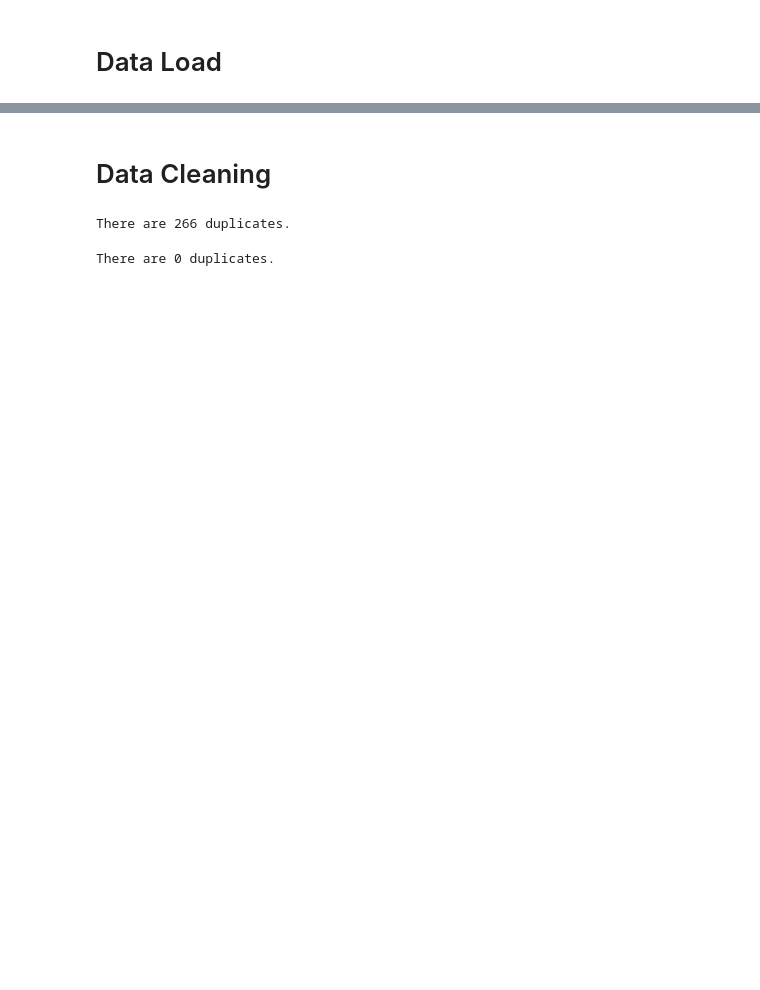
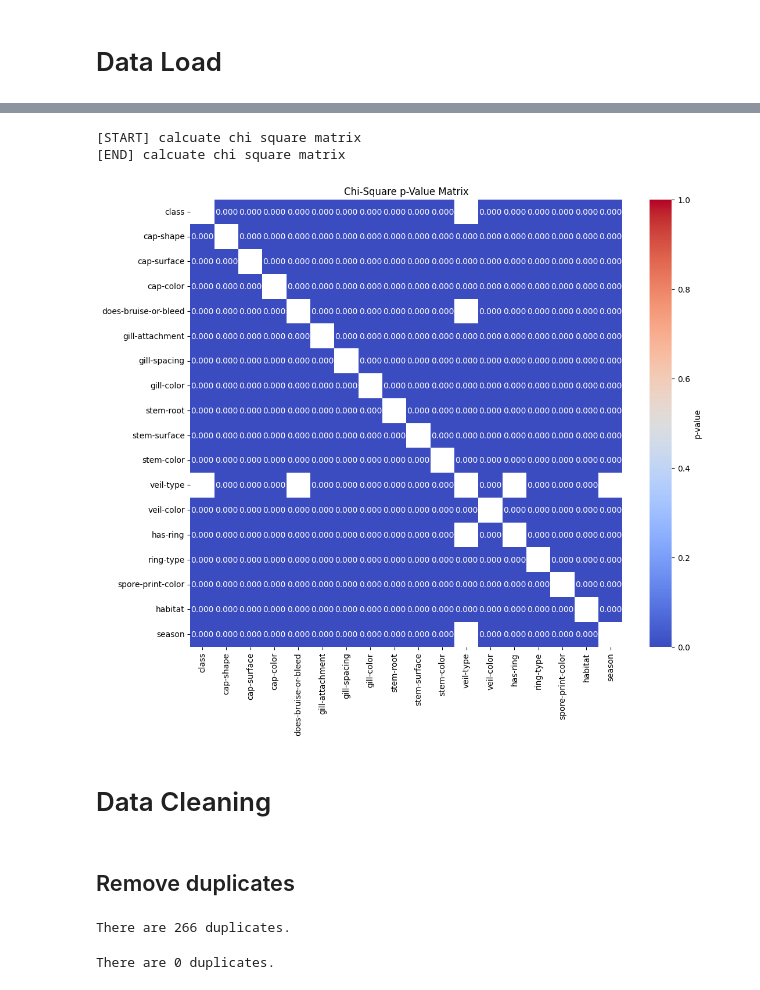
Before and after one commit to abcd-EGH/kaggle, a Jupyter notebook: pg48/pg-s4e8.ipynb, the cells around one changed output, grey strips where cells are left out. Drawn from its saved outputs; the diff is of its cells as text; code cells hidden in the pictures; blank space fills up the shorter version.

Commit message:
[ADD] pg48 with baseline code, eda, data cleaning

```diff
--- a/pg48/pg-s4e8.ipynb
+++ b/pg48/pg-s4e8.ipynb
@@ -66,5 +202,56 @@ len(train)
+# %%
+import pandas as pd
+from scipy.stats import chi2_contingency
+import itertools
+import numpy as np
+import seaborn as sns
+import matplotlib.pyplot as plt
+
+# 1. 카테고리형 컬럼들을 모두 선택
+def get_categorical_columns(df):
+    return [col for col in df.columns if df[col].dtype == 'object' or df[col].dtype.name == 'category']
+
+# 2. 카이제곱 검정의 p-값을 매트릭스로 계산
+def calculate_chi_square_matrix(df, cat_columns, p_value_threshold=0.10):
+    p_value_matrix = pd.DataFrame(np.nan * np.zeros((len(cat_columns), len(cat_columns))),
+                                  index=cat_columns, columns=cat_columns)
+
+    # 컬럼 쌍에 대해 카이제곱 검정 수행
+    print("[START] calcuate chi square matrix")
+    for col1, col2 in itertools.combinations(cat_columns, 2):
+        cross_tab = pd.crosstab(df[col1], df[col2])
+        contingency_table = cross_tab.values
+
+        try:
+            chi2, p, dof, ex = chi2_contingency(contingency_table)
+            if p <= p_value_threshold:
+                p_value_matrix.loc[col1, col2] = p
+                p_value_matrix.loc[col2, col1] = p  # 대칭 매트릭스이므로 반대쪽에도 같은 값 삽입
+        except ValueError:
+            print(f"Skipping pair {col1} vs {col2} due to non-numeric values.")
+            continue
+    print("[END] calcuate chi square matrix")
+    return p_value_matrix
+
+# 3. p-값 히트맵 시각화
+def plot_p_value_heatmap(p_value_matrix):
+    plt.figure(figsize=(12, 10))
+    sns.heatmap(p_value_matrix, annot=True, fmt=".3f", cmap="coolwarm", mask=p_value_matrix.isnull(),
+                vmin=0, vmax=1, cbar_kws={"label": "p-value"})
+    plt.title("Chi-Square p-Value Matrix")
+    plt.show()
+# %%
+cat_columns = get_categorical_columns(train.to_pandas())
+p_value_matrix = calculate_chi_square_matrix(train.to_pandas(), cat_columns, p_value_threshold=0.10)
+plot_p_value_heatmap(p_value_matrix)
+# %% [output]
+[START] calcuate chi square matrix
+[END] calcuate chi square matrix
+[figure, added]
 # %% [markdown]
 # Data Cleaning
+# %% [markdown]
+## Remove duplicates
 # %%
 print("There are {} duplicates.".format(train.is_duplicated().sum()))
 # %% [output]
```
Also changed, not shown: parts of 40 cells of this notebook.
